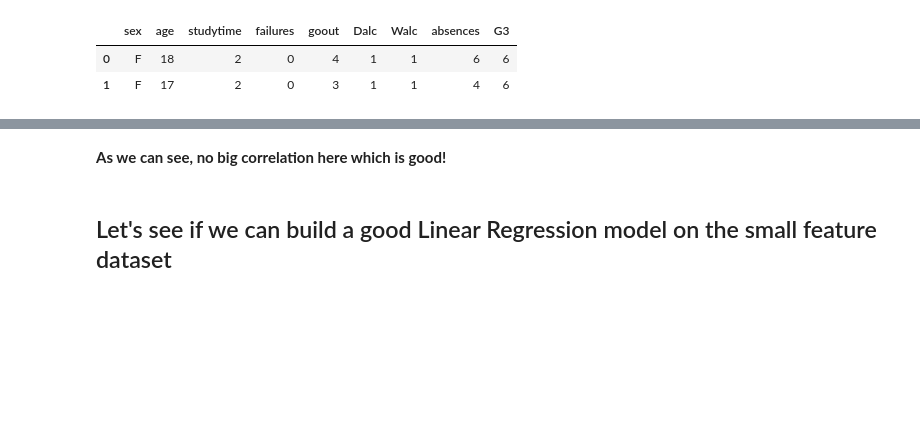
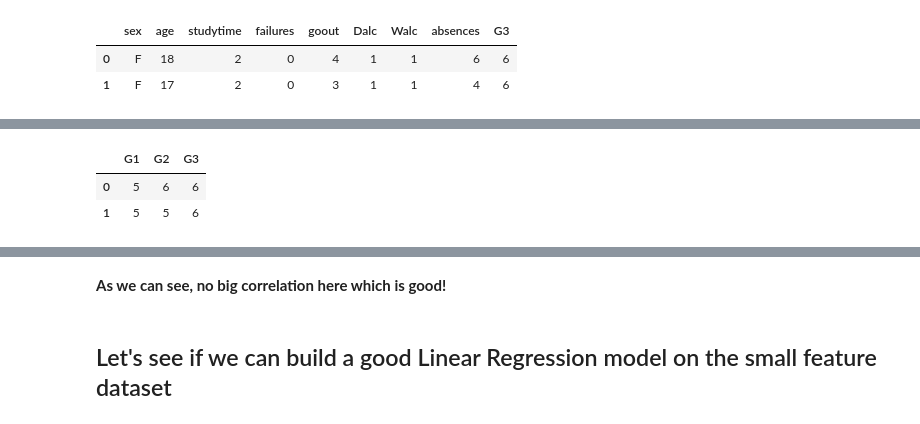
Before and after one commit to APNovichkov/python-ml, a Jupyter notebook: final-project/final-project.ipynb, the cells around one changed output, grey strips where cells are left out. Saved outputs shown, nothing was run; the diff lists cells and outputs as text; code cells hidden in the pictures; blank space fills up the shorter version.

```diff
--- a/final-project/final-project.ipynb
+++ b/final-project/final-project.ipynb
@@ -89,0 +120,7 @@ alt.Chart(avg_feature_df).mark_bar().encode(
+# %%
+grade_df = df[['G1', 'G2', 'G3']]
+grade_df[:2]
+# %% [output]
+|  | G1 | G2 | G3 |
+| 0 | 5 | 6 | 6 |
+| 1 | 5 | 5 | 6 |
```
Also changed, not shown: parts of 48 cells of this notebook.
